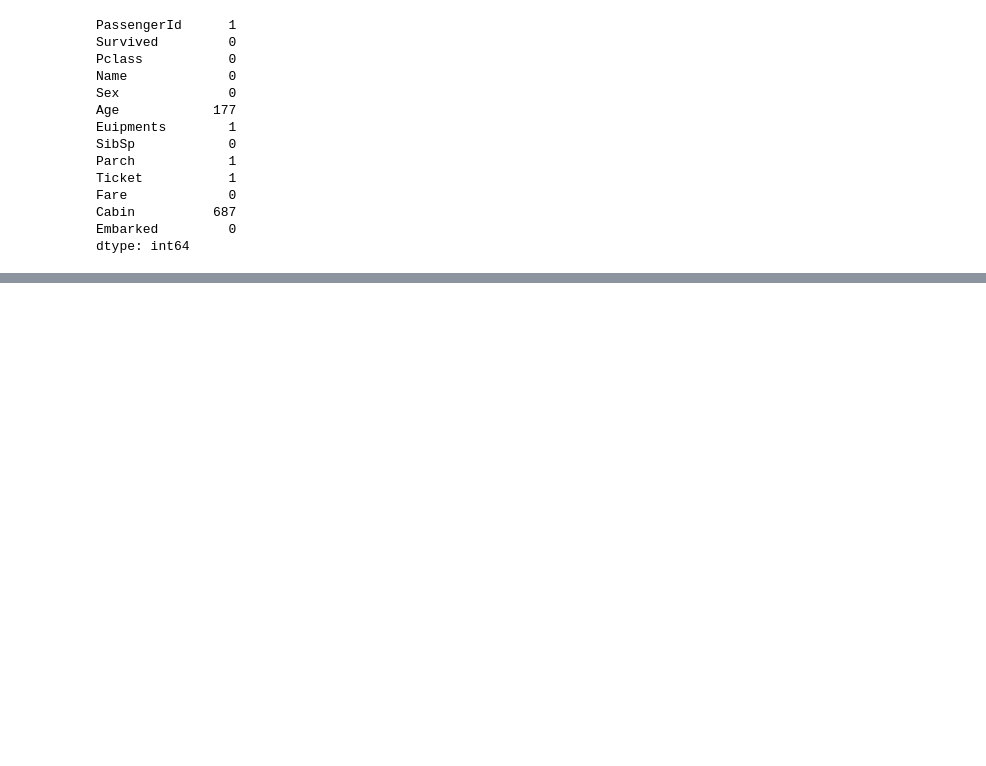
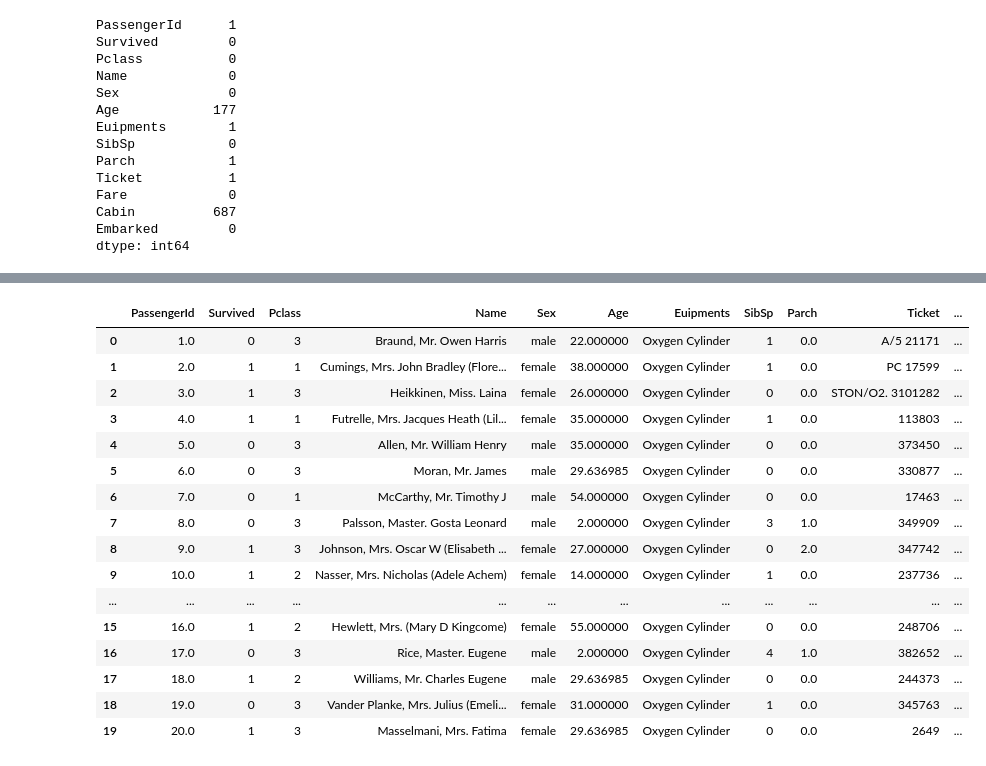
Before and after one commit to ays19/AI-with-Python, a Jupyter notebook: Pandas.ipynb, the cells around one changed output, grey strips where cells are left out. Saved outputs shown, nothing was run; the diff lists cells and outputs as text; code cells hidden in the pictures; blank space fills up the shorter version.

Commit message:
Add missing value imputation using fillna with mean age in Pandas

```diff
--- a/Pandas.ipynb
+++ b/Pandas.ipynb
@@ -338,3 +338,6 @@ Fare             0
 Cabin          687
 Embarked         0
 dtype: int64
+# %%
+mean_age = df['Age'].mean()
+df['Age'] = df['Age'].fillna(mean_age)  # fill the null value in age column with ab=verage value
@@ -340,0 +361,20 @@ dtype: int64
+# %%
+df.head(20)
+# %% [output]
+|  | PassengerId | Survived | Pclass | Name | Sex | Age | Euipments | SibSp | Parch | Ticket | ... |
+| 0 | 1.0 | 0 | 3 | Braund, Mr. Owen Harris | male | 22.000000 | Oxygen Cylinder | 1 | 0.0 | A/5 21171 | ... |
+| 1 | 2.0 | 1 | 1 | Cumings, Mrs. John Bradley (Flore... | female | 38.000000 | Oxygen Cylinder | 1 | 0.0 | PC 17599 | ... |
+| 2 | 3.0 | 1 | 3 | Heikkinen, Miss. Laina | female | 26.000000 | Oxygen Cylinder | 0 | 0.0 | STON/O2. 3101282 | ... |
+| 3 | 4.0 | 1 | 1 | Futrelle, Mrs. Jacques Heath (Lil... | female | 35.000000 | Oxygen Cylinder | 1 | 0.0 | 113803 | ... |
+| 4 | 5.0 | 0 | 3 | Allen, Mr. William Henry | male | 35.000000 | Oxygen Cylinder | 0 | 0.0 | 373450 | ... |
+| 5 | 6.0 | 0 | 3 | Moran, Mr. James | male | 29.636985 | Oxygen Cylinder | 0 | 0.0 | 330877 | ... |
+| 6 | 7.0 | 0 | 1 | McCarthy, Mr. Timothy J | male | 54.000000 | Oxygen Cylinder | 0 | 0.0 | 17463 | ... |
+| 7 | 8.0 | 0 | 3 | Palsson, Master. Gosta Leonard | male | 2.000000 | Oxygen Cylinder | 3 | 1.0 | 349909 | ... |
+| 8 | 9.0 | 1 | 3 | Johnson, Mrs. Oscar W (Elisabeth ... | female | 27.000000 | Oxygen Cylinder | 0 | 2.0 | 347742 | ... |
+| 9 | 10.0 | 1 | 2 | Nasser, Mrs. Nicholas (Adele Achem) | female | 14.000000 | Oxygen Cylinder | 1 | 0.0 | 237736 | ... |
+| ... | ... | ... | ... | ... | ... | ... | ... | ... | ... | ... | ... |
+| 15 | 16.0 | 1 | 2 | Hewlett, Mrs. (Mary D Kingcome) | female | 55.000000 | Oxygen Cylinder | 0 | 0.0 | 248706 | ... |
+| 16 | 17.0 | 0 | 3 | Rice, Master. Eugene | male | 2.000000 | Oxygen Cylinder | 4 | 1.0 | 382652 | ... |
+| 17 | 18.0 | 1 | 2 | Williams, Mr. Charles Eugene | male | 29.636985 | Oxygen Cylinder | 0 | 0.0 | 244373 | ... |
+| 18 | 19.0 | 0 | 3 | Vander Planke, Mrs. Julius (Emeli... | female | 31.000000 | Oxygen Cylinder | 1 | 0.0 | 345763 | ... |
+| 19 | 20.0 | 1 | 3 | Masselmani, Mrs. Fatima | female | 29.636985 | Oxygen Cylinder | 0 | 0.0 | 2649 | ... |
```
Also changed, not shown: parts of 1 cell of this notebook.
